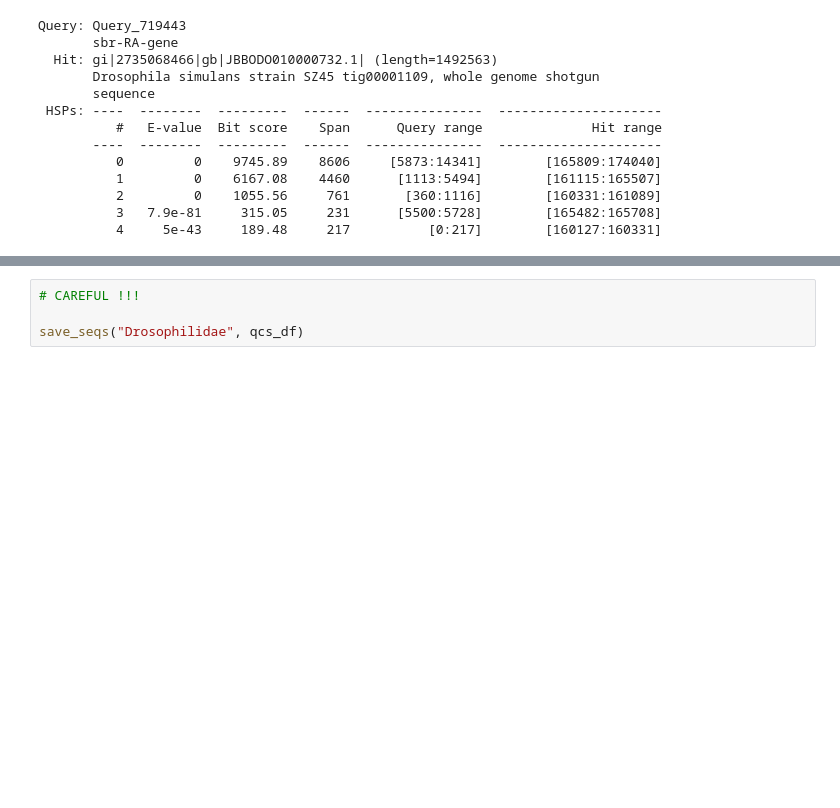
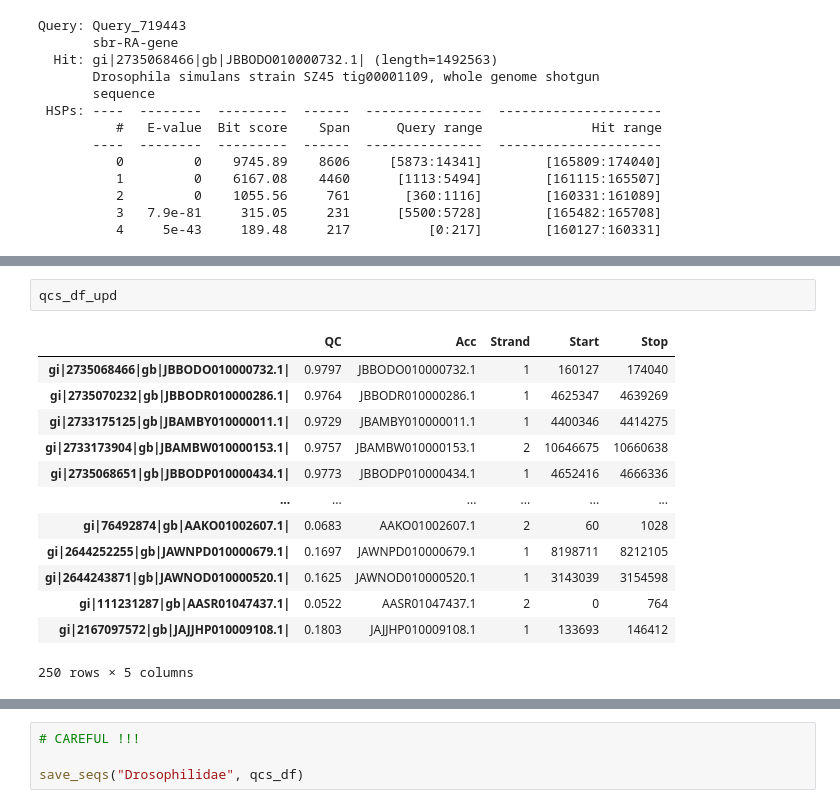
Before and after one commit to ArtemVaska/Diploma, a Jupyter notebook: Scripts/bachelor_repeat.ipynb, the cells around one changed output, grey strips where cells are left out. Saved outputs shown, nothing was run; the diff lists cells and outputs as text; blank space fills up the shorter version.

```diff
--- a/Scripts/bachelor_repeat.ipynb
+++ b/Scripts/bachelor_repeat.ipynb
@@ -150,0 +174,16 @@ Query: Query_719443
+# %%
+qcs_df_upd
+# %% [output]
+|  | QC | Acc | Strand | Start | Stop |
+| gi|2735068466|gb|JBBODO010000732.1| | 0.9797 | JBBODO010000732.1 | 1 | 160127 | 174040 |
+| gi|2735070232|gb|JBBODR010000286.1| | 0.9764 | JBBODR010000286.1 | 1 | 4625347 | 4639269 |
+| gi|2733175125|gb|JBAMBY010000011.1| | 0.9729 | JBAMBY010000011.1 | 1 | 4400346 | 4414275 |
+| gi|2733173904|gb|JBAMBW010000153.1| | 0.9757 | JBAMBW010000153.1 | 2 | 10646675 | 10660638 |
+| gi|2735068651|gb|JBBODP010000434.1| | 0.9773 | JBBODP010000434.1 | 1 | 4652416 | 4666336 |
+| ... | ... | ... | ... | ... | ... |
+| gi|76492874|gb|AAKO01002607.1| | 0.0683 | AAKO01002607.1 | 2 | 60 | 1028 |
+| gi|2644252255|gb|JAWNPD010000679.1| | 0.1697 | JAWNPD010000679.1 | 1 | 8198711 | 8212105 |
+| gi|2644243871|gb|JAWNOD010000520.1| | 0.1625 | JAWNOD010000520.1 | 1 | 3143039 | 3154598 |
+| gi|111231287|gb|AASR01047437.1| | 0.0522 | AASR01047437.1 | 2 | 0 | 764 |
+| gi|2167097572|gb|JAJJHP010009108.1| | 0.1803 | JAJJHP010009108.1 | 1 | 133693 | 146412 |
+250 rows × 5 columns
```
Also changed, not shown: parts of 12 cells of this notebook, 2 other files.
